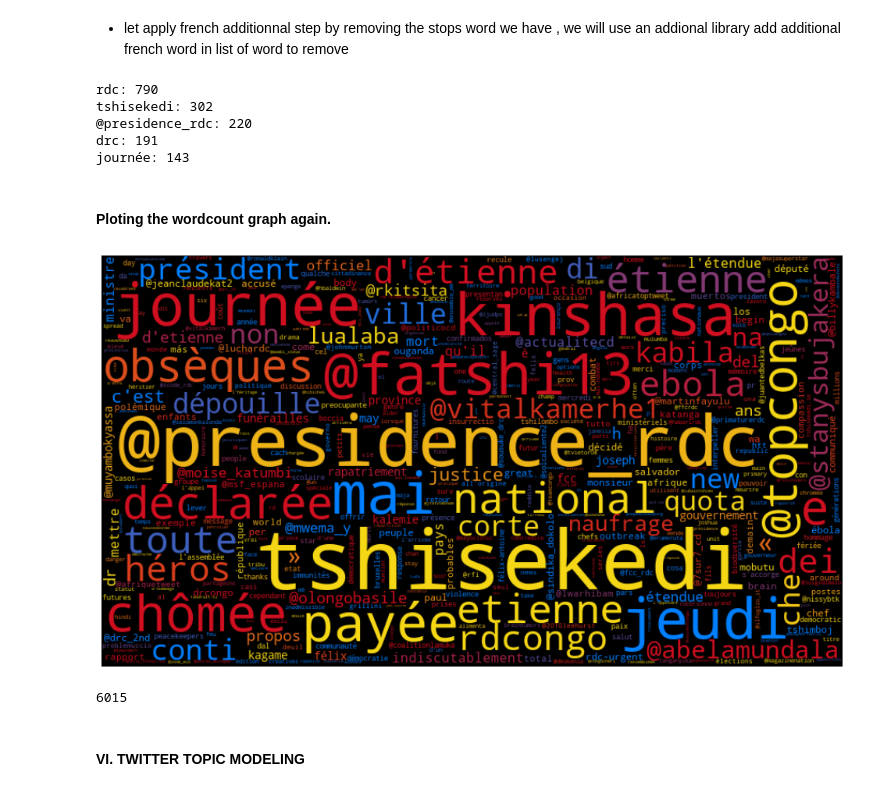
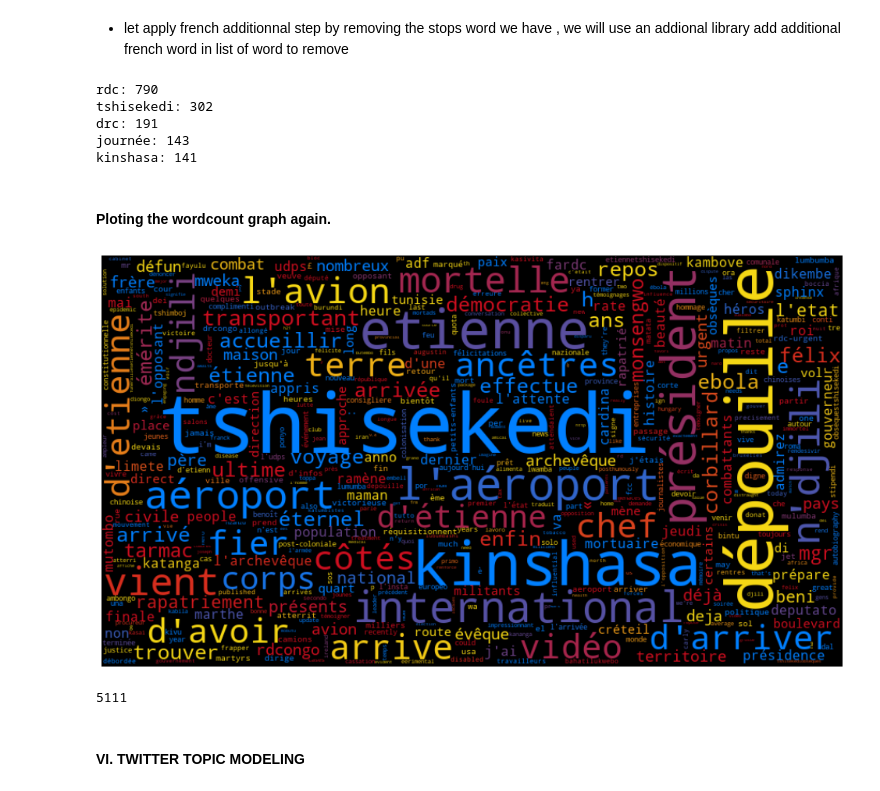
Before and after one commit to espoirMur/balobi_nini, a Jupyter notebook: notebooks/tweets-entities-analysis.ipynb, the cells around one changed output. Saved outputs shown, nothing was run; the diff lists cells and outputs as text; code cells hidden in the pictures.

```diff
--- a/notebooks/tweets-entities-analysis.ipynb
+++ b/notebooks/tweets-entities-analysis.ipynb
@@ -326,18 +326,21 @@ Here is the final normalization process:
 # %% [markdown]
 Let do it
 # %%
-# I decide to keep mentions and hashtags
+# I decide to keep and hashtags
 tweet_preprocessor.set_options(tweet_preprocessor.OPT.URL,
                                tweet_preprocessor.OPT.EMOJI,
                                tweet_preprocessor.OPT.RESERVED,
                                tweet_preprocessor.OPT.EMOJI,
                                tweet_preprocessor.OPT.SMILEY,
-                               tweet_preprocessor.OPT.NUMBER)
+                               tweet_preprocessor.OPT.NUMBER,
+                               tweet_preprocessor.OPT.MENTION)
 # %% [markdown]
 - let apply french additionnal step by removing the stops word we have , we will use an addional library
 add additional french word in list of word to remove
 # %%
 words_to_remove = words_to_remove.union(set(many_stop_words.get_stop_words('FR')))
+# %%
+words_to_remove = words_to_remove.union({'le', 'la', 'de', })
 # %%
 def get_term_count(path):
     """
@@ -360,9 +363,9 @@ for tag, count in get_term_count('../data/query_drc.jsonl').most_common(5):
 # %% [output]
 rdc: 790
 tshisekedi: 302
-@presidence_rdc: 220
 drc: 191
 journée: 143
+kinshasa: 141
 # %% [markdown]
 #### Ploting the wordcount graph again.
 # %%
@@ -389,15 +392,15 @@ def plot_word_cloud(word_cloud):
 # %%
 term_counts['ebola'] = term_counts['ebola']+ term_counts['ébola']
 # %%
-term_counts = get_term_count('../data/query_drc.jsonl')
+term_counts = get_term_count('../data/query_drc_30-05-2019-20-39.jsonl')
 word_cloud = generate_word_cloud(term_counts, drc_flag_color_map)
 plot_word_cloud(word_cloud)
 # %% [output]
-[figure, old version]
+[figure, new version]
 # %%
 len(term_counts)
 # %% [output]
-6015
+5111
 # %% [markdown]
 #### VI. TWITTER TOPIC MODELING
 # %%
```
Also changed, not shown: parts of 13 cells of this notebook, 12 other files.
